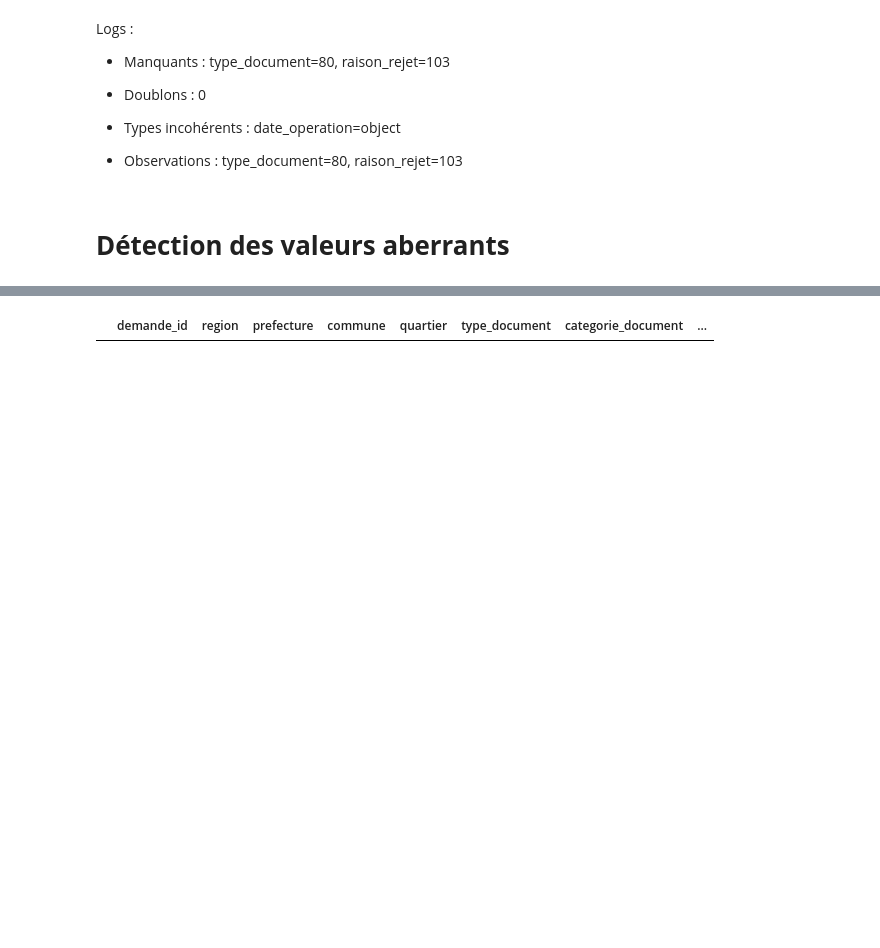
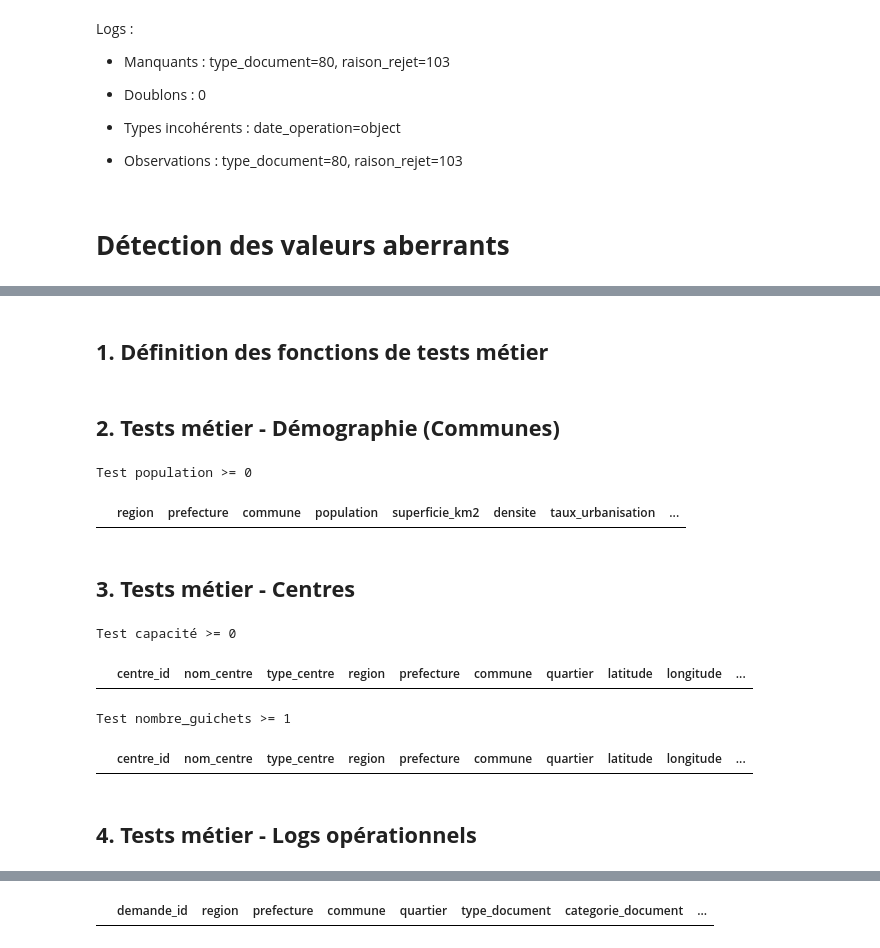
Before and after one commit to jgbedevi/test_technique_analyste, a Jupyter notebook: notebooks/Untitled.ipynb, the cells around one changed output, grey strips where cells are left out. Saved outputs shown, nothing was run; the diff lists cells and outputs as text; code cells hidden in the pictures; blank space fills up the shorter version.

```diff
--- a/notebooks/Untitled.ipynb
+++ b/notebooks/Untitled.ipynb
@@ -1406,0 +1437,52 @@ Logs :
+# %% [markdown]
+## **1. Définition des fonctions de tests métier**
+# %%
+def check_non_negative(df, col):
+    invalid = df[df[col] < 0]
+    return invalid
+
+def check_greater_equal(df, col, min_value):
+    invalid = df[df[col] < min_value]
+    return invalid
+
+def check_between(df, col, min_value, max_value):
+    invalid = df[(df[col] < min_value) | (df[col] > max_value)]
+    return invalid
+
+def check_not_future(df, col):
+    today = pd.Timestamp.today()
+    invalid = df[df[col] > today]
+    return invalid
+# %% [markdown]
+## **2. Tests métier - Démographie (Communes)**
+# %%
+# Règles métier sur Communes
+# population >= 0
+
+print("Test population >= 0")
+invalid_pop = check_non_negative(df_socio, 'population')
+invalid_pop
+# %% [output]
+Test population >= 0
+|  | region | prefecture | commune | population | superficie_km2 | densite | taux_urbanisation | ... |
+# %% [markdown]
+## **3. Tests métier - Centres**
+# %%
+# Règles métier sur Centres
+#capacite_journaliere >= 0
+#nombre_guichets >= 1
+
+print("Test capacité >= 0")
+invalid_cap = check_non_negative(df_centres, 'personnel_capacite_jour')
+display(invalid_cap)
+
+print("Test nombre_guichets >= 1")
+invalid_guichet = check_greater_equal(df_centres, 'nombre_guichets', 1)
+display(invalid_guichet)
+# %% [output]
+Test capacité >= 0
+|  | centre_id | nom_centre | type_centre | region | prefecture | commune | quartier | latitude | longitude | ... |
+Test nombre_guichets >= 1
+|  | centre_id | nom_centre | type_centre | region | prefecture | commune | quartier | latitude | longitude | ... |
+# %% [markdown]
+## **4. Tests métier - Logs opérationnels**
```
Also changed, not shown: parts of 17 cells of this notebook.
